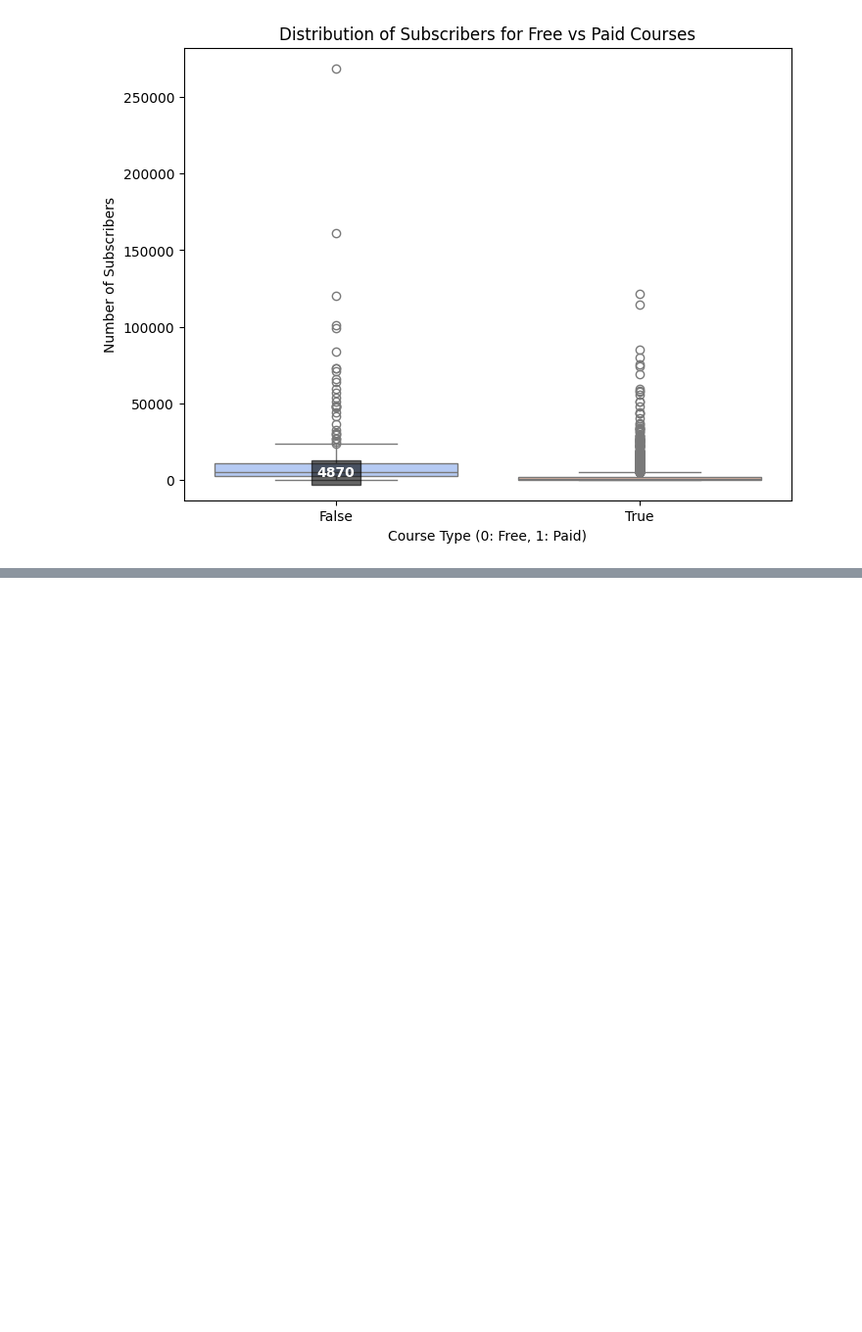
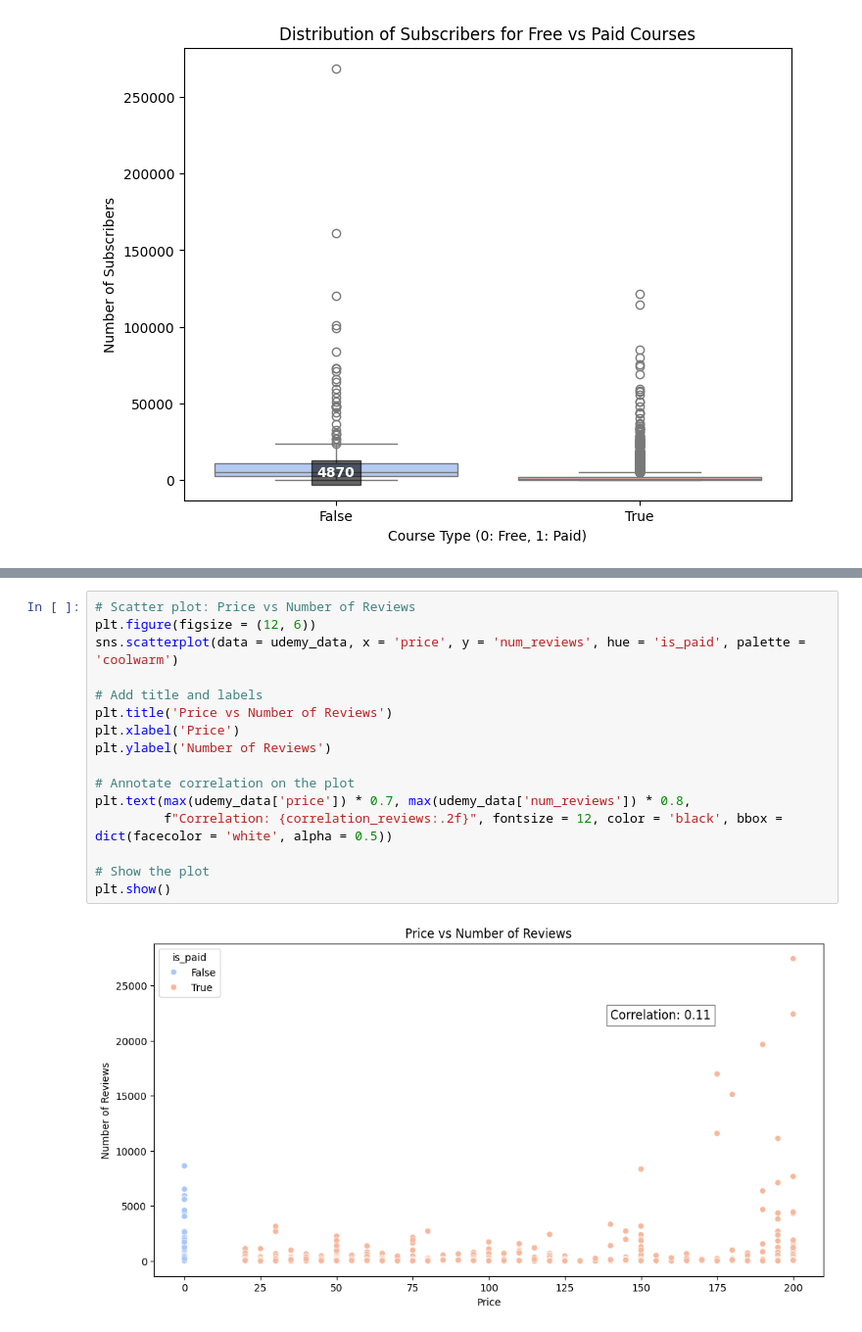
Before and after one commit to BamBamOguns/udemy_courses, a Jupyter notebook: main.ipynb, the cells around one changed output, grey strips where cells are left out. Shown at 98% size. Drawn from its saved outputs; the diff is of its cells as text; blank space fills up the shorter version.

```diff
--- a/main.ipynb
+++ b/main.ipynb
@@ -854,0 +862,18 @@ Passing `palette` without assigning `hue` is deprecated and will be removed in v
+# %%
+# Scatter plot: Price vs Number of Reviews
+plt.figure(figsize = (12, 6))
+sns.scatterplot(data = udemy_data, x = 'price', y = 'num_reviews', hue = 'is_paid', palette = 'coolwarm')
+
+# Add title and labels
+plt.title('Price vs Number of Reviews')
+plt.xlabel('Price')
+plt.ylabel('Number of Reviews')
+
+# Annotate correlation on the plot
+plt.text(max(udemy_data['price']) * 0.7, max(udemy_data['num_reviews']) * 0.8,
+         f"Correlation: {correlation_reviews:.2f}", fontsize = 12, color = 'black', bbox = dict(facecolor = 'white', alpha = 0.5))
+
+# Show the plot
+plt.show()
+# %% [output]
+[figure, added]
```
Also changed, not shown: parts of 22 cells of this notebook, 1 other file.
